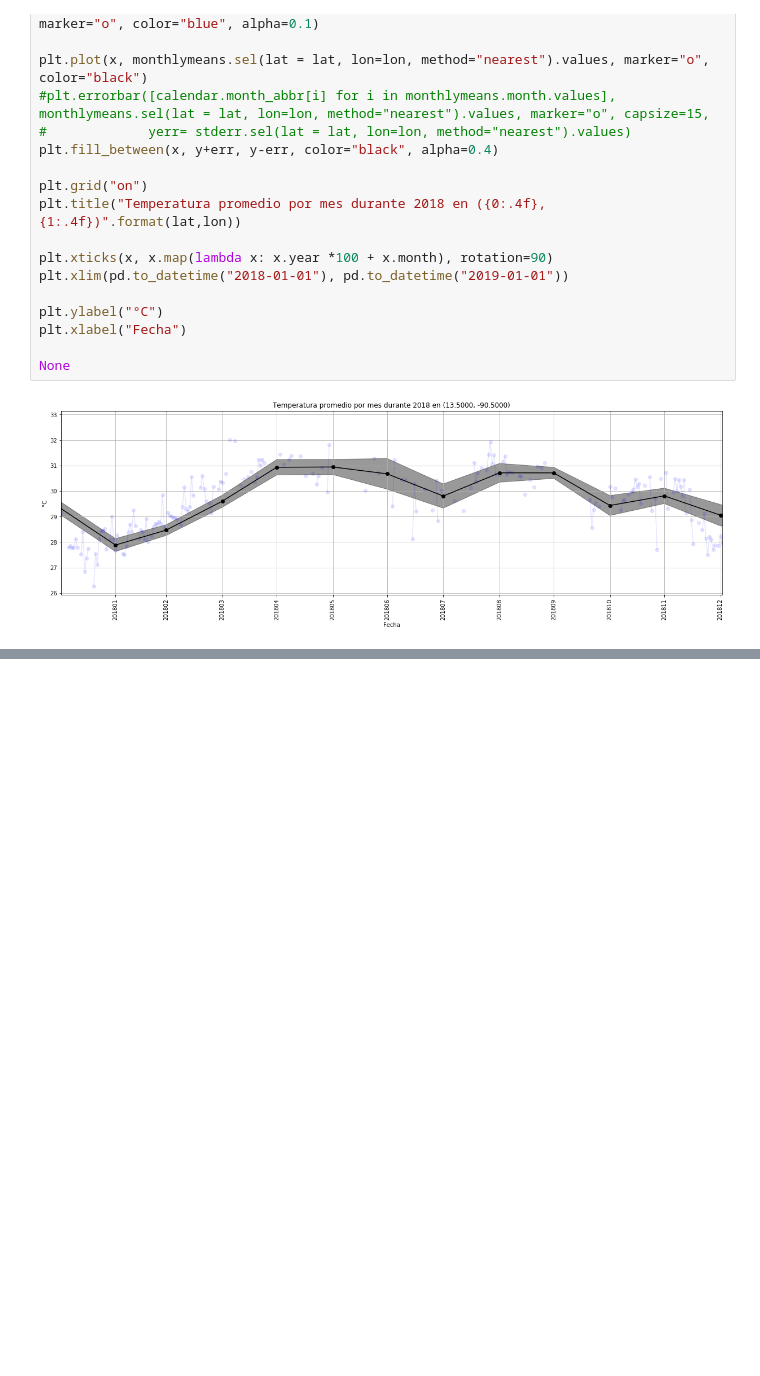
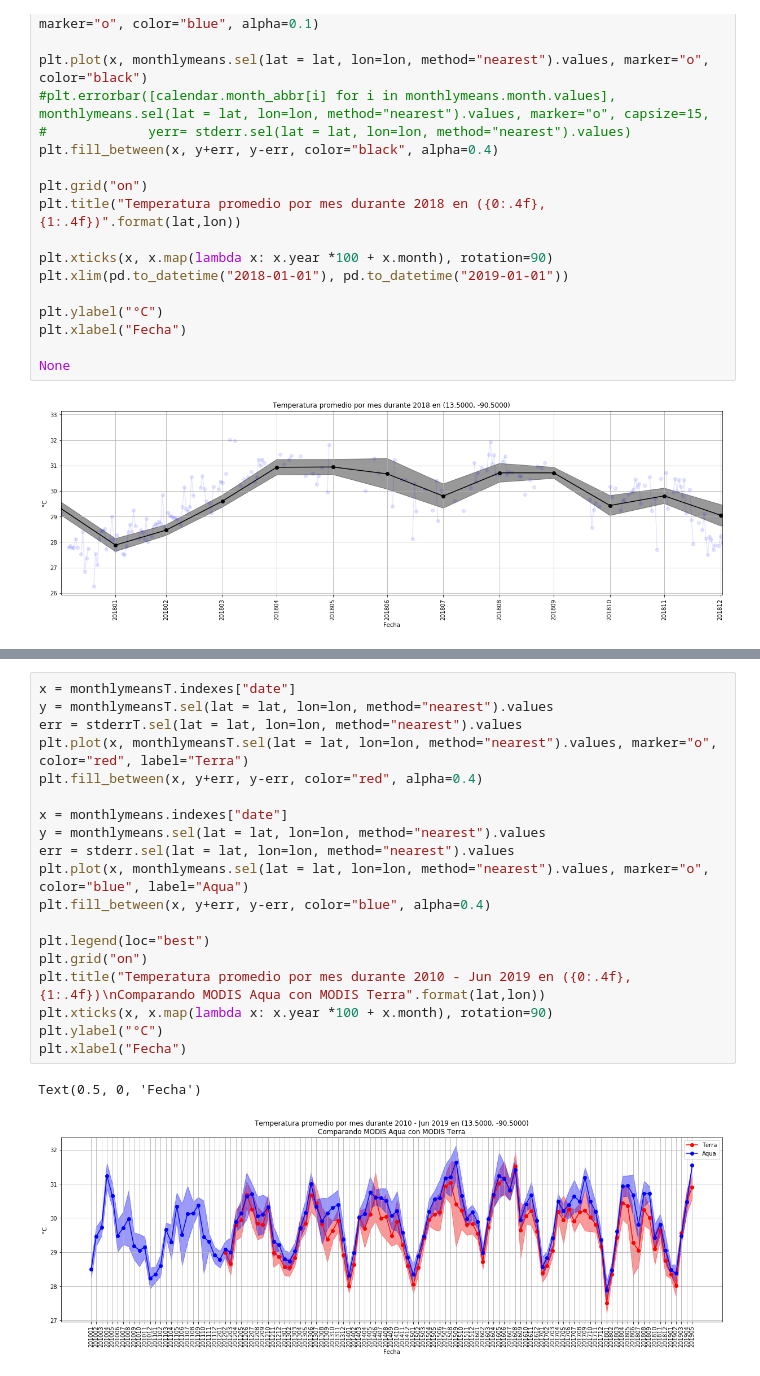
Before and after one commit to Guitlle/Marea-Roja-en-Guatemala, a Jupyter notebook: explorar-datos/Datos Historicos - explorar.ipynb, the cells around one changed output, grey strips where cells are left out. Cells and saved outputs as stored; diff of their text form; blank space fills up the shorter version.

Commit message:
agregar datos de terra y comparar

```diff
--- a/explorar-datos/Datos Historicos - explorar.ipynb
+++ b/explorar-datos/Datos Historicos - explorar.ipynb
@@ -155,0 +226,22 @@ None
+# %%
+x = monthlymeansT.indexes["date"]
+y = monthlymeansT.sel(lat = lat, lon=lon, method="nearest").values
+err = stderrT.sel(lat = lat, lon=lon, method="nearest").values
+plt.plot(x, monthlymeansT.sel(lat = lat, lon=lon, method="nearest").values, marker="o", color="red", label="Terra")
+plt.fill_between(x, y+err, y-err, color="red", alpha=0.4)
+
+x = monthlymeans.indexes["date"]
+y = monthlymeans.sel(lat = lat, lon=lon, method="nearest").values
+err = stderr.sel(lat = lat, lon=lon, method="nearest").values
+plt.plot(x, monthlymeans.sel(lat = lat, lon=lon, method="nearest").values, marker="o", color="blue", label="Aqua")
+plt.fill_between(x, y+err, y-err, color="blue", alpha=0.4)
+
+plt.legend(loc="best")
+plt.grid("on")
+plt.title("Temperatura promedio por mes durante 2010 - Jun 2019 en ({0:.4f}, {1:.4f})\nComparando MODIS Aqua con MODIS Terra".format(lat,lon))
+plt.xticks(x, x.map(lambda x: x.year *100 + x.month), rotation=90)
+plt.ylabel("°C")
+plt.xlabel("Fecha")
+# %% [output]
+Text(0.5, 0, 'Fecha')
+[figure, added]
```
Also changed, not shown: parts of 12 cells of this notebook, 1 other file.
